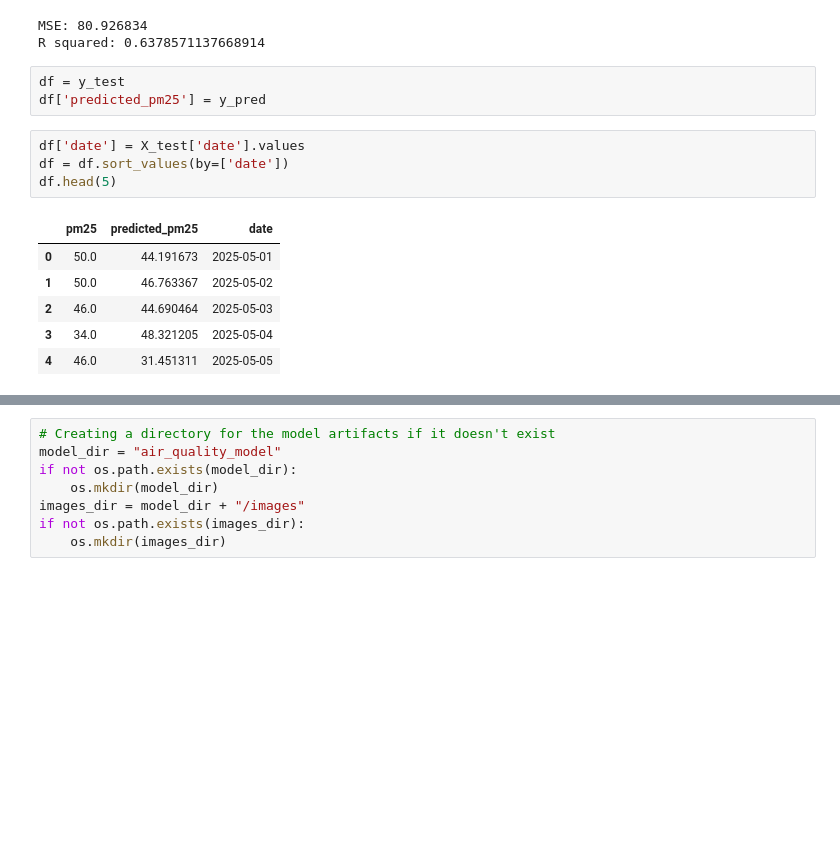
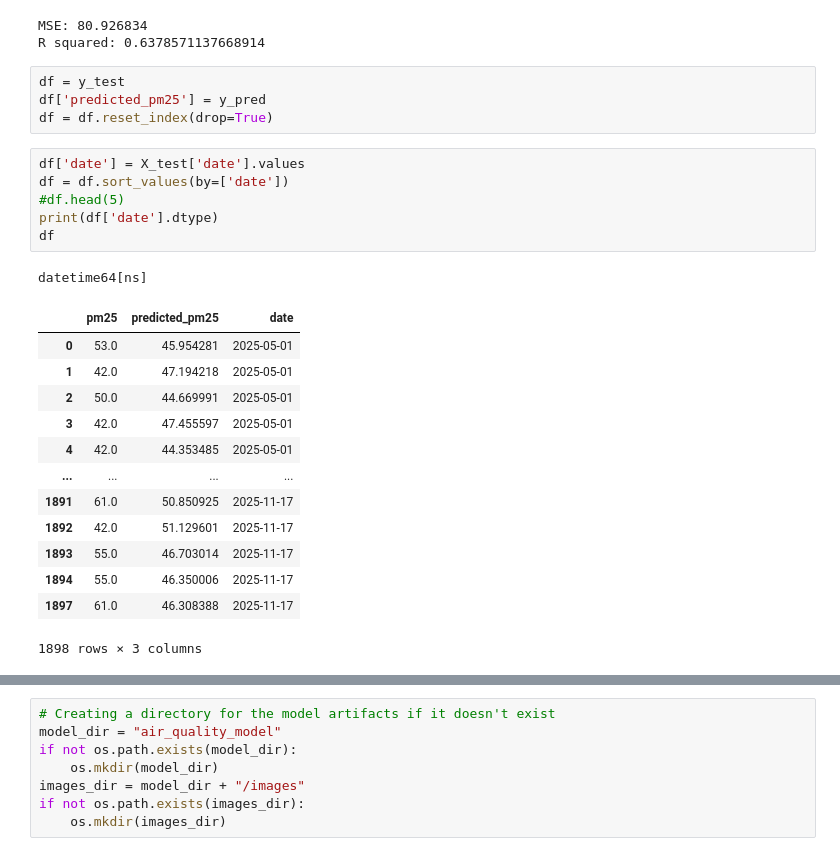
Before and after one commit to AlessandroBertelli/mlfs-book, a Jupyter notebook: notebooks/airquality/3_air_quality_training_pipeline.ipynb, the cells around one changed output, grey strips where cells are left out. Drawn from its saved outputs; the diff is of its cells as text; blank space fills up the shorter version.

```diff
--- a/notebooks/airquality/3_air_quality_training_pipeline.ipynb
+++ b/notebooks/airquality/3_air_quality_training_pipeline.ipynb
@@ -289,14 +287,25 @@ R squared: 0.6378571137668914
 # %%
 df = y_test
 df['predicted_pm25'] = y_pred
+df = df.reset_index(drop=True)
 # %%
 df['date'] = X_test['date'].values
 df = df.sort_values(by=['date'])
-df.head(5)
+#df.head(5)
+print(df['date'].dtype)
+df
 # %% [output]
+datetime64[ns]
 |  | pm25 | predicted_pm25 | date |
-| 0 | 50.0 | 44.191673 | 2025-05-01 |
-| 1 | 50.0 | 46.763367 | 2025-05-02 |
-| 2 | 46.0 | 44.690464 | 2025-05-03 |
-| 3 | 34.0 | 48.321205 | 2025-05-04 |
-| 4 | 46.0 | 31.451311 | 2025-05-05 |
+| 0 | 53.0 | 45.954281 | 2025-05-01 |
+| 1 | 42.0 | 47.194218 | 2025-05-01 |
+| 2 | 50.0 | 44.669991 | 2025-05-01 |
+| 3 | 42.0 | 47.455597 | 2025-05-01 |
+| 4 | 42.0 | 44.353485 | 2025-05-01 |
+| ... | ... | ... | ... |
+| 1891 | 61.0 | 50.850925 | 2025-11-17 |
+| 1892 | 42.0 | 51.129601 | 2025-11-17 |
+| 1893 | 55.0 | 46.703014 | 2025-11-17 |
+| 1894 | 55.0 | 46.350006 | 2025-11-17 |
+| 1897 | 61.0 | 46.308388 | 2025-11-17 |
+1898 rows × 3 columns
```
Also changed, not shown: parts of 7 cells of this notebook, 7 other files.
